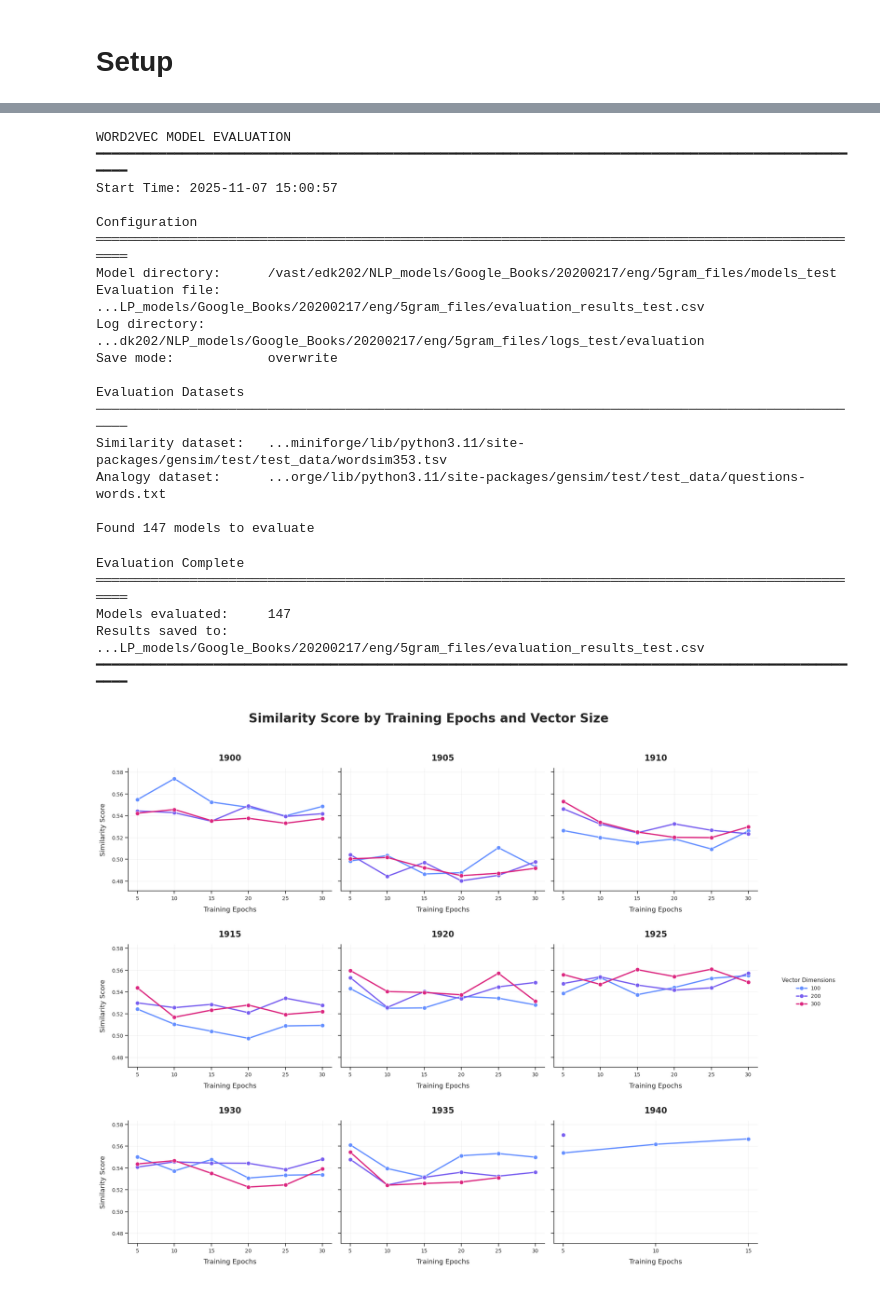
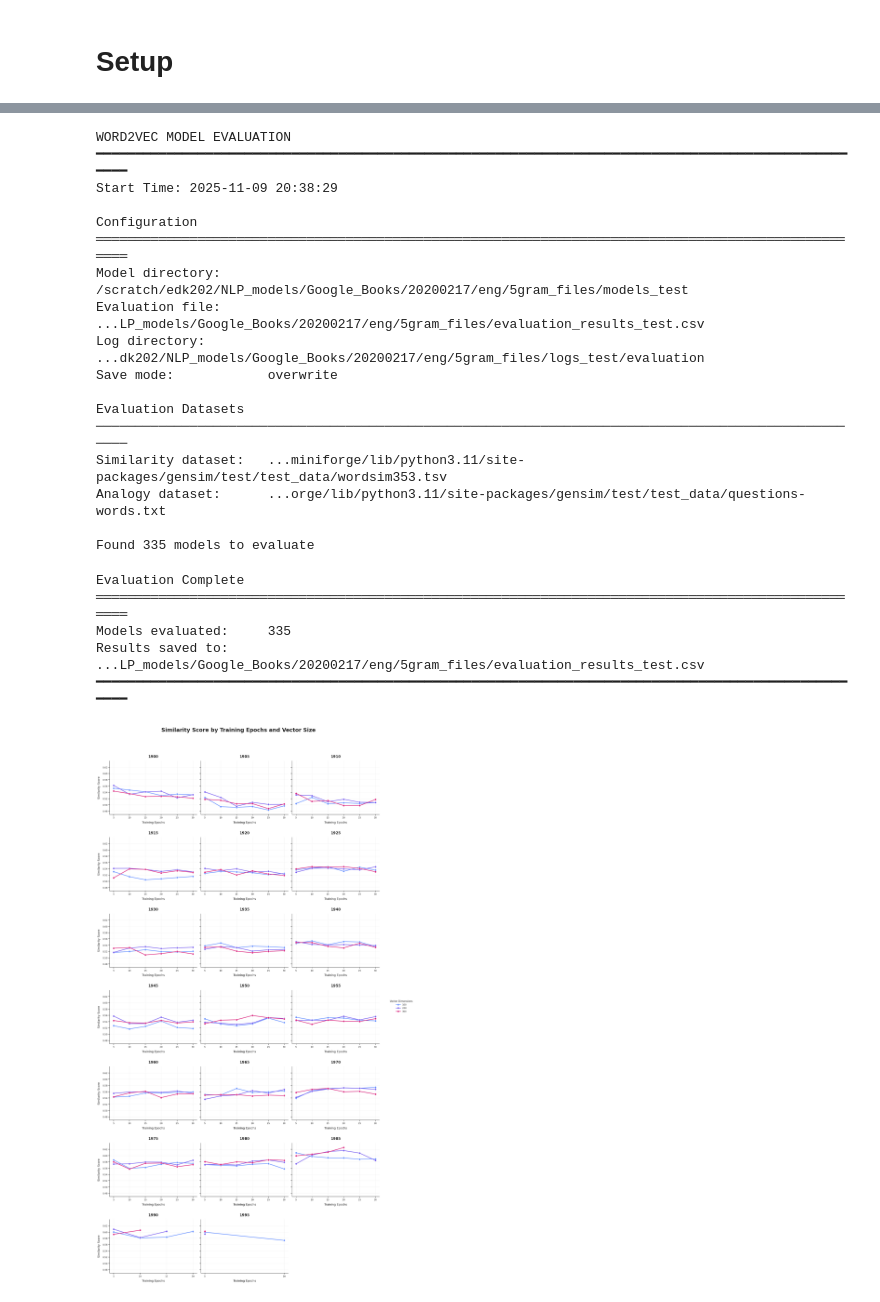
Before and after one commit to eric-d-knowles/ngram-prep, a Jupyter notebook: notebooks/training_workflow.ipynb, the cells around one changed output, grey strips where cells are left out. Drawn from its saved outputs; the diff is of its cells as text; code cells hidden in the pictures.

```diff
--- a/notebooks/training_workflow.ipynb
+++ b/notebooks/training_workflow.ipynb
@@ -53,5 +64,5 @@ Creating corpus files in parallel...
 # %%
-mod_path = '/vast/edk202/NLP_models/Google_Books/20200217/eng/5gram_files'
+mod_path = '/scratch/edk202/NLP_models/Google_Books/20200217/eng/5gram_files'
 
 setup_notebook_logging(
     workflow_name="evaluation_workflow",
@@ -70,11 +81,11 @@ evaluate_models(
 # %% [output]
 WORD2VEC MODEL EVALUATION
 ━━━━━━━━━━━━━━━━━━━━━━━━━━━━━━━━━━━━━━━━━━━━━━━━━━━━━━━━━━━━━━━━━━━━━━━━━━━━━━━━━━━━━━━━━━━━━━━━━━━━
-Start Time: 2025-11-07 15:00:57
+Start Time: 2025-11-09 20:38:29
 
 Configuration
 ════════════════════════════════════════════════════════════════════════════════════════════════════
-Model directory:      /vast/edk202/NLP_models/Google_Books/20200217/eng/5gram_files/models_test
+Model directory:      /scratch/edk202/NLP_models/Google_Books/20200217/eng/5gram_files/models_test
 Evaluation file:      ...LP_models/Google_Books/20200217/eng/5gram_files/evaluation_results_test.csv
 Log directory:        ...dk202/NLP_models/Google_Books/20200217/eng/5gram_files/logs_test/evaluation
 Save mode:            overwrite
@@ -84,24 +95,24 @@ Evaluation Datasets
 Similarity dataset:   ...miniforge/lib/python3.11/site-packages/gensim/test/test_data/wordsim353.tsv
 Analogy dataset:      ...orge/lib/python3.11/site-packages/gensim/test/test_data/questions-words.txt
 
-Found 147 models to evaluate
+Found 335 models to evaluate
 Evaluation Complete
 ════════════════════════════════════════════════════════════════════════════════════════════════════
-Models evaluated:     147
+Models evaluated:     335
 Results saved to:     ...LP_models/Google_Books/20200217/eng/5gram_files/evaluation_results_test.csv
 ━━━━━━━━━━━━━━━━━━━━━━━━━━━━━━━━━━━━━━━━━━━━━━━━━━━━━━━━━━━━━━━━━━━━━━━━━━━━━━━━━━━━━━━━━━━━━━━━━━━━
 # %%
-eval_file = '/vast/edk202/NLP_models/Google_Books/20200217/eng/5gram_files/evaluation_results_test.csv'
+eval_file = '/scratch/edk202/NLP_models/Google_Books/20200217/eng/5gram_files/evaluation_results_test.csv'
 
 plot_evaluation_results(
     csv_file=eval_file,
     verbose=False,
     metric='similarity_score',
     x_vars=['epochs', 'vector_size'],
     panel_by='year',
     plot_type='line',
     plot_title='Similarity Score by Training Epochs and Vector Size'
 )
 # %% [output]
-[figure, old version]
+[figure, new version]
 # %%
```
Also changed, not shown: parts of 3 cells of this notebook, 12 other files.
